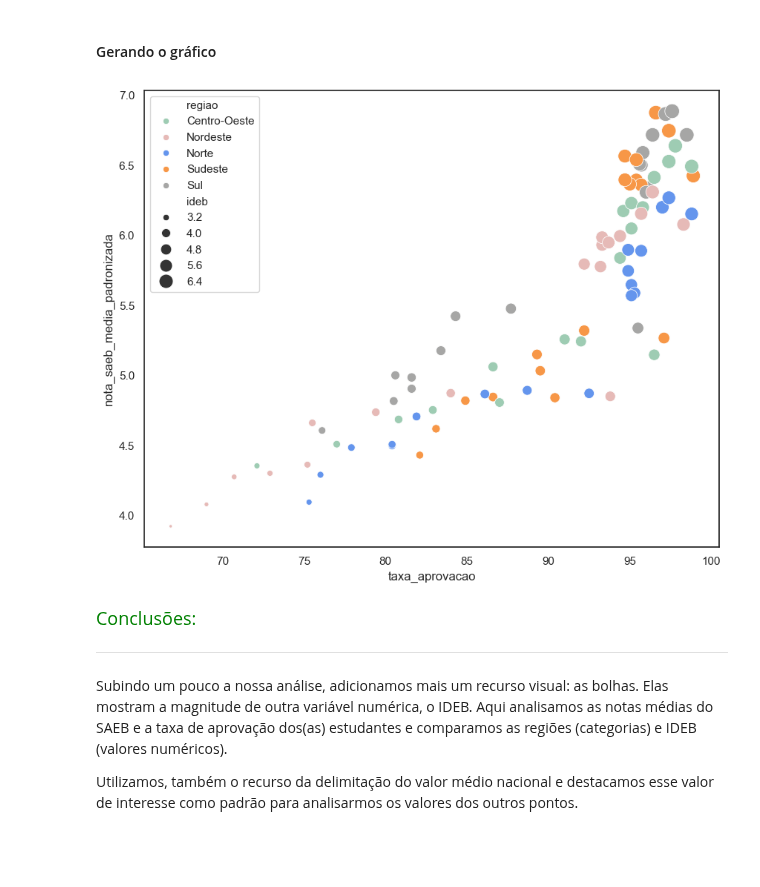
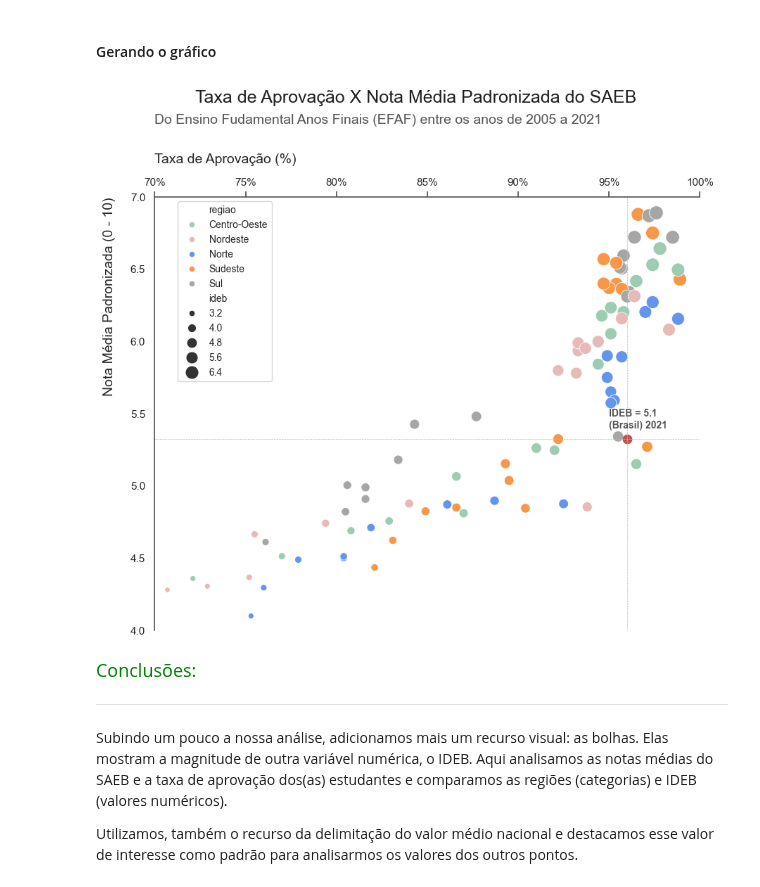
Before and after one commit to juliogazoli/alura-data-visualization-python-graficos-de-composicao-e-relacionamento, a Jupyter notebook: Projeto Inicial - Data Visualization_ gráficos de composição e relacionamento.ipynb, the cells around one changed output. Saved outputs shown, nothing was run; the diff lists cells and outputs as text; code cells hidden in the pictures; blank space fills up the shorter version.

Commit message:
Personalizando elementos dos eixos

```diff
--- a/Projeto Inicial - Data Visualization_ gráficos de composição e relacionamento.ipynb
+++ b/Projeto Inicial - Data Visualization_ gráficos de composição e relacionamento.ipynb
@@ -1471,59 +1471,94 @@ ideb_efaf.head()
 
 # Importando as bibliotecas
 import matplotlib.pyplot as plt
 import seaborn as sns
 import numpy as np
 
 # Área do gráfico e tema da visualização
 fig, ax = plt.subplots(figsize=(10, 8))
 
 # Definindo as cores do gráfico
 cores = [VERDE3, VERMELHO2, AZUL3, LARANJA1, CINZA4]
 
 # Gerando o gráfico de bolhas
 ax = sns.scatterplot(
     data=ideb_efaf,
     x='taxa_aprovacao',
     y='nota_saeb_media_padronizada',
     hue='regiao',
     size='ideb',
     sizes=(10, 200),
     palette=cores,
 )
 
-# # Adicionando o IDEB nacional (Taxa * Nota Padronizada) - https://download.inep.gov.br/institucional/apresentacao_saeb_ideb_2021.pdf
-# ax.scatter([96], [5.32], color=VERMELHO1, s=80)
-# plt.axvline(x=96, color = CINZA5, linestyle='--', linewidth=0.5) # adicionando linhas de referência do IDEB nacional
-# plt.axhline(y=5.32, color = CINZA5, linestyle='--', linewidth=0.5) # adicionando linhas de referência do IDEB nacional
-# ax.text(95, 5.4, 'IDEB = 5.1\n(Brasil) 2021', color=CINZA3, fontsize=10, fontweight='bold')
+# Adicionando o IDEB nacional (Taxa * Nota Padronizada) - https://download.inep.gov.br/institucional/apresentacao_saeb_ideb_2021.pdf
+ax.scatter([96], [5.32], color=VERMELHO1, s=80)  # adicionando linhas de referência do IDEB nacional
+plt.axvline(x=96, color=CINZA5, linestyle='--', linewidth=0.5)  # adicionando linhas de referência do IDEB nacional
+plt.axhline(y=5.32, color=CINZA5, linestyle='--', linewidth=0.5)
+ax.text(
+    95,
+    5.4,
+    'IDEB = 5.1\n(Brasil) 2021',
+    color=CINZA3,
+    fontsize=10,
+    fontweight='bold'
+)
 
-# ## Personalizando o gráfico
-# plt.suptitle('Taxa de Aprovação X Nota Média Padronizada do SAEB', size=18, color=CINZA1, ha = 'right', x = 0.81, y = 1.07)
-# plt.title('Do Ensino Fudamental Anos Finais (EFAF) entre os anos de 2005 a 2021', fontsize=14, color=CINZA3, pad = 30, loc = "left")
-# ax.legend(bbox_to_anchor=(71, 7), fontsize = 10, loc='upper left', bbox_transform=ax.transData)
-# ax.xaxis.set_tick_params(labelsize=11, color = CINZA3)
-# ax.yaxis.set_tick_params(labelsize=11, color = CINZA3)
-# ax.set_xlim(70, 100)
-# ax.set_ylim(4, 7)
+# Personalizando o gráfico
+plt.suptitle(
+    'Taxa de Aprovação X Nota Média Padronizada do SAEB',
+    size=18,
+    color=CINZA1,
+    ha='right',
+    x=0.81,
+    y=1.07
+)
+plt.title(
+    'Do Ensino Fudamental Anos Finais (EFAF) entre os anos de 2005 a 2021',
+    fontsize=14,
+    color=CINZA3,
+    pad=30,
+    loc='left'
+)
+ax.legend(
+    bbox_to_anchor=(71, 7),
+    fontsize=10,
+    loc='upper left',
+    bbox_transform=ax.transData
+)
+ax.xaxis.set_tick_params(labelsize=11, color=CINZA3)
+ax.yaxis.set_tick_params(labelsize=11, color=CINZA3)
+ax.set_xlim(70, 100)
+ax.set_ylim(4, 7)
 
-# # Propriedades dos eixos x e y
-# xticks = np.arange(70, 105, 5)
-# yticks = np.arange(4, 7.5, 0.5)
-# plt.setp(ax, xticks=xticks, xticklabels=[str(i)+'%' for i in xticks], yticks=yticks)
+# Propriedades dos eixos x e y
+xticks = np.arange(70, 105, 5)
+yticks = np.arange(4, 7.5, 0.5)
+plt.setp(
+    ax,
+    xticks=xticks,
+    xticklabels=[str(i)+'%' for i in xticks],
+    yticks=yticks
+)
 
-# # Ajustando a aparência dos ticks e tick labels
-# ax.tick_params(top=True, bottom=False, labelbottom=False, labeltop=True)
-# ax.xaxis.set_label_position('top')
-# ax.set_xlabel('Taxa de Aprovação (%)', fontsize = 14, loc="left", labelpad = 15)
-# ax.set_ylabel('Nota Média Padronizada (0 - 10)', fontsize = 14, loc="top", labelpad = 15)
+# Ajustando a aparência dos ticks e tick labels
+ax.tick_params(top=True, bottom=False, labelbottom=False, labeltop=True)
+ax.xaxis.set_label_position('top')
+ax.set_xlabel('Taxa de Aprovação (%)', fontsize=14, loc='left', labelpad=15)
+ax.set_ylabel(
+    'Nota Média Padronizada (0 - 10)',
+    fontsize=14,
+    loc='top',
+    labelpad=15
+)
 
-# # Removendo bordas da direita e base e alterando as cores da borda esquerda e do topo
-# ax.spines[['right', "bottom"]].set_visible(False)
-# ax.spines[['left', "top"]].set_color(CINZA3)
+# Removendo bordas da direita e base e alterando as cores da borda esquerda e do topo
+ax.spines[['right', 'bottom']].set_visible(False)
+ax.spines[['left', 'top']].set_color(CINZA3)
 
 plt.show()
 # %% [output]
-[figure, old version]
+[figure, new version]
 # %% [markdown]
 <font color=green size=4> Conclusões: </font>
 
```
